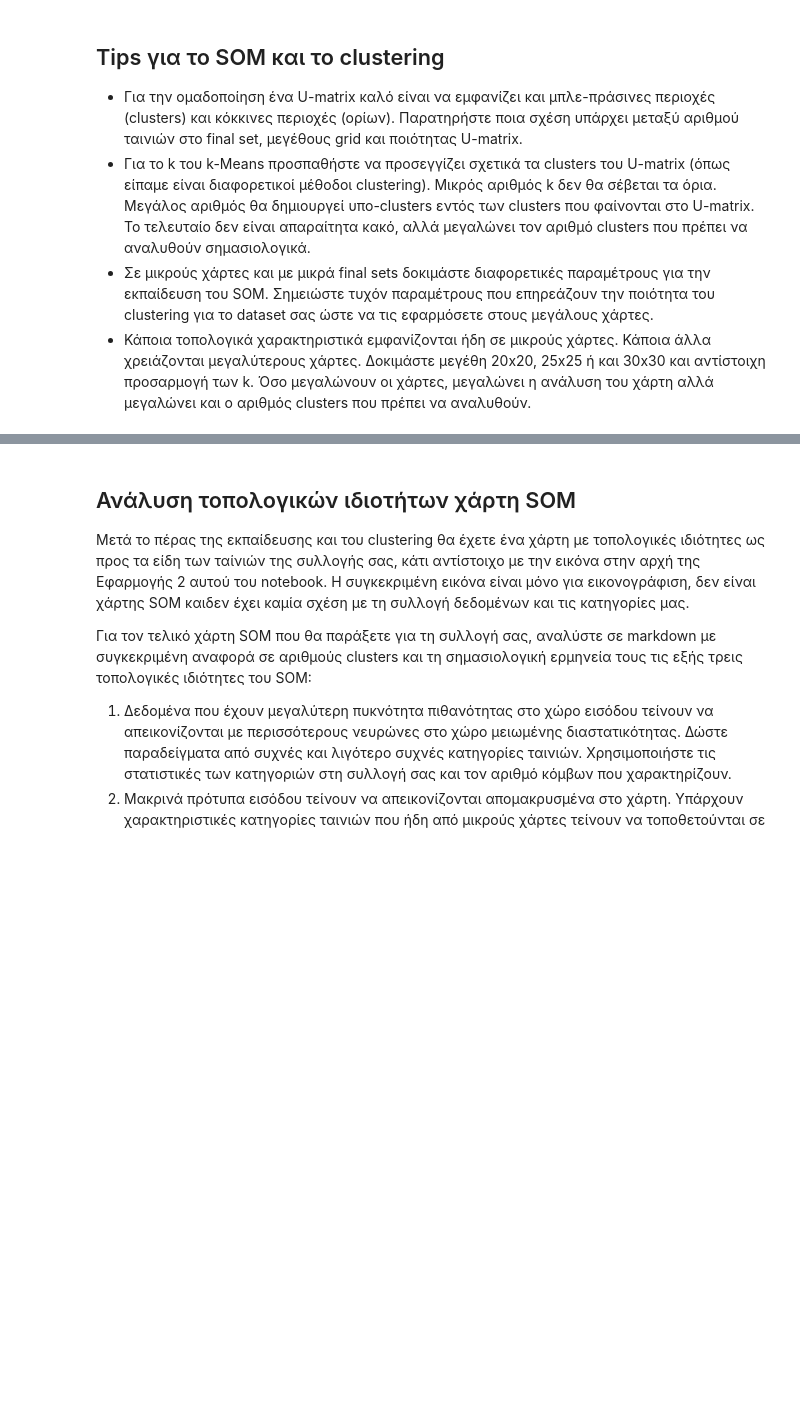
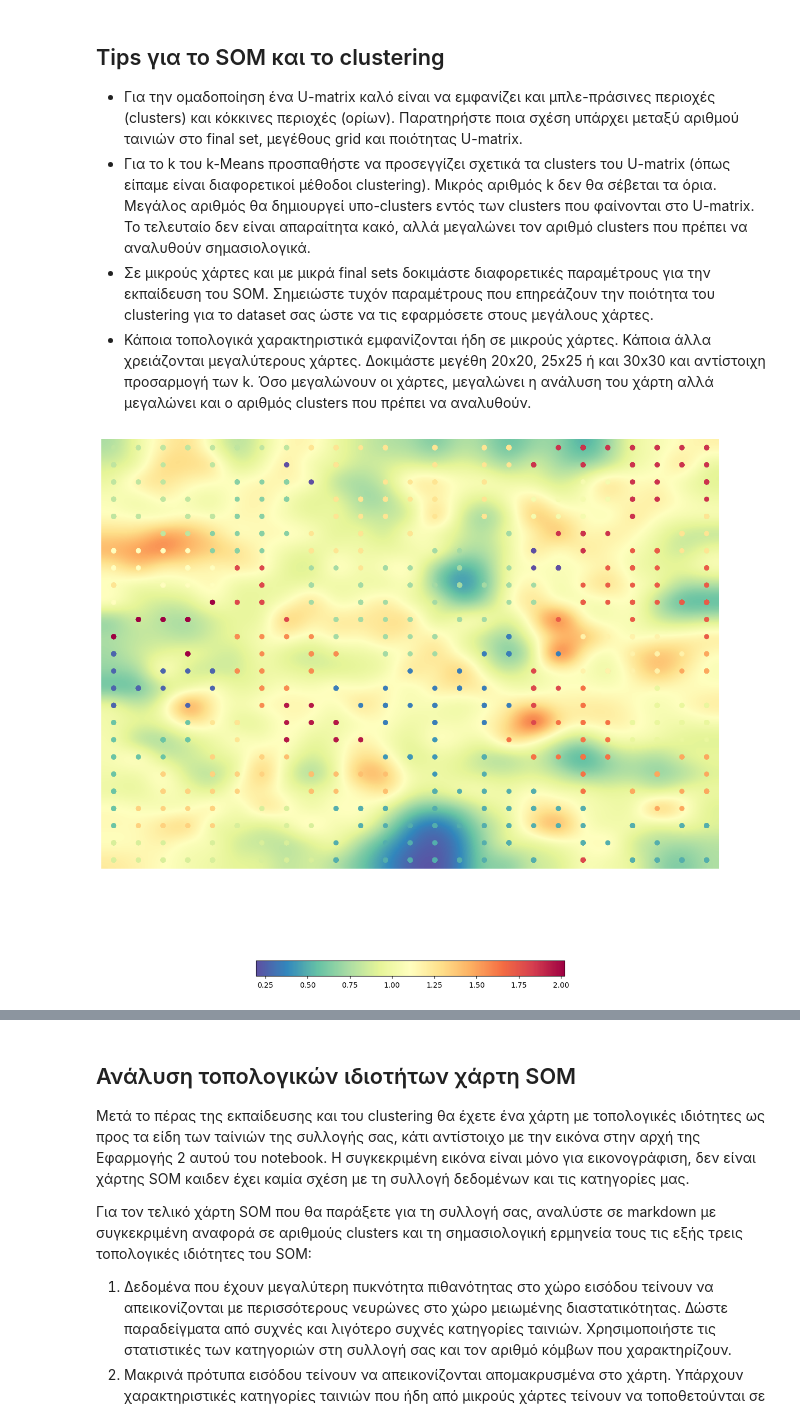
Before and after one commit to NikosVlachakis/Neural_Networks_ECE_2022, a Jupyter notebook: Set2/ex1.ipynb, the cells around one changed output, grey strips where cells are left out. Saved outputs shown, nothing was run; the diff lists cells and outputs as text; code cells hidden in the pictures; blank space fills up the shorter version.

```diff
--- a/Set2/ex1.ipynb
+++ b/Set2/ex1.ipynb
@@ -829,0 +881,3 @@ Overall Cluster Genres stats:
+# %%
+# joblib.dump(som2 'som2.pkl')
+som2 = joblib.load('som2.pkl')
@@ -829,0 +889,8 @@ Overall Cluster Genres stats:
+# %%
+# joblib.dump(som2, 'som2.pkl')
+som2 = joblib.load('som2.pkl')
+# %%
+som2.view_umatrix(bestmatches=True, colorbar=True,figsize=(15, 15))
+matplotlib.pyplot.show()
+# %% [output]
+[figure, added]
```
Also changed, not shown: parts of 14 cells of this notebook.
